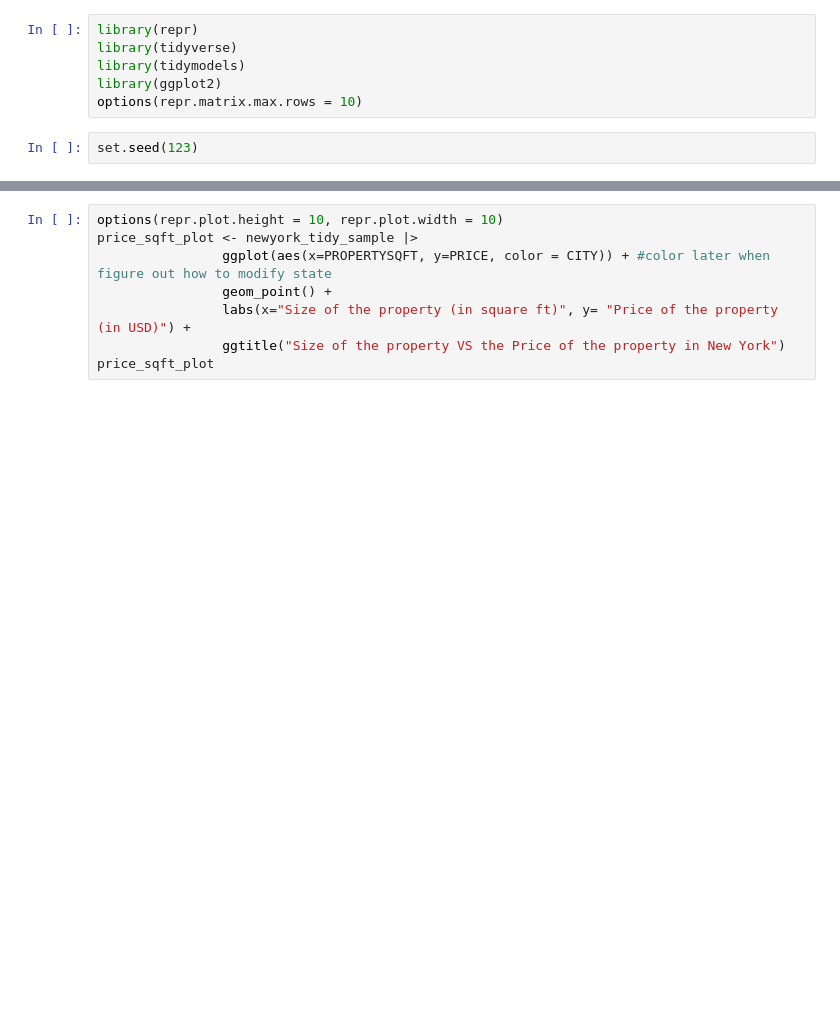
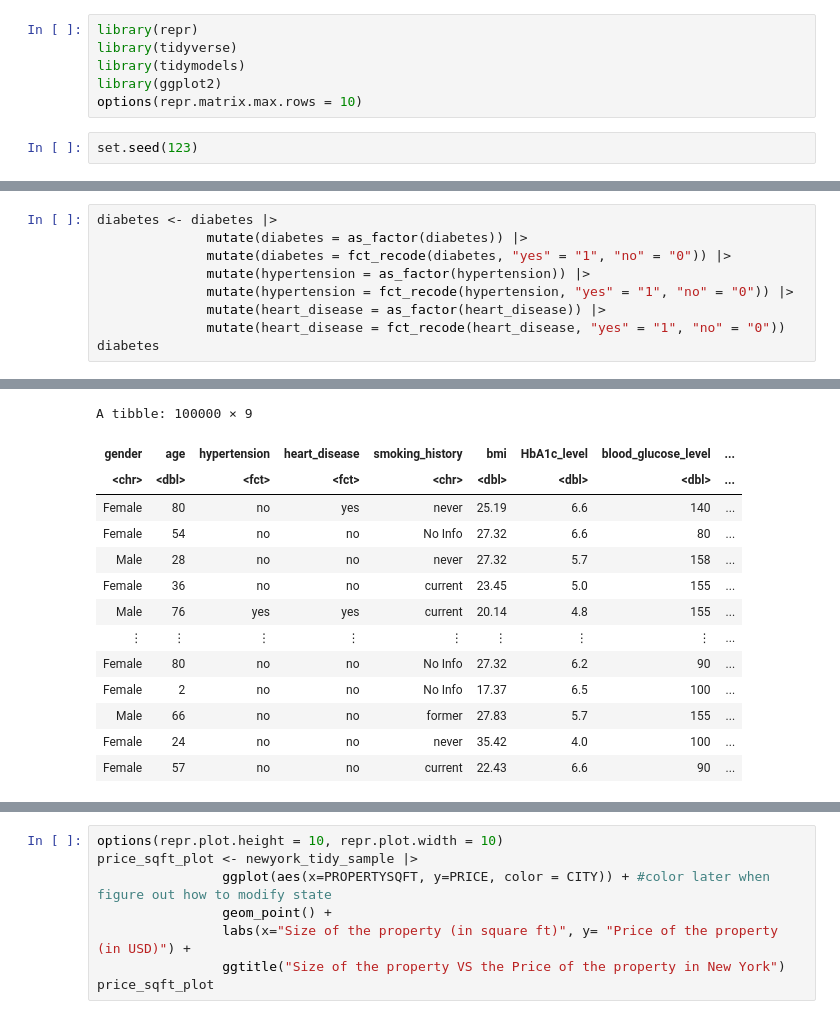
Before and after one commit to aikosumarno/dsci-100-2023w2-group-21, a Jupyter notebook: group_project_proposal.ipynb, the cells around one changed output, grey strips where cells are left out. Cells and saved outputs as stored; diff of their text form; blank space fills up the shorter version.

```diff
--- a/group_project_proposal.ipynb
+++ b/group_project_proposal.ipynb
@@ -97,0 +45,10 @@ A tibble: 50 × 6
+# %%
+diabetes <- diabetes |>
+              mutate(diabetes = as_factor(diabetes)) |>
+              mutate(diabetes = fct_recode(diabetes, "yes" = "1", "no" = "0")) |>
+              mutate(hypertension = as_factor(hypertension)) |>
+              mutate(hypertension = fct_recode(hypertension, "yes" = "1", "no" = "0")) |>
+              mutate(heart_disease = as_factor(heart_disease)) |>
+              mutate(heart_disease = fct_recode(heart_disease, "yes" = "1", "no" = "0"))
+diabetes
+# %% [output]
@@ -97,0 +60,14 @@ A tibble: 50 × 6
+A tibble: 100000 × 9
+| gender | age | hypertension | heart_disease | smoking_history | bmi | HbA1c_level | blood_glucose_level | ... |
+| <chr> | <dbl> | <fct> | <fct> | <chr> | <dbl> | <dbl> | <dbl> | ... |
+| Female | 80 | no | yes | never | 25.19 | 6.6 | 140 | ... |
+| Female | 54 | no | no | No Info | 27.32 | 6.6 | 80 | ... |
+| Male | 28 | no | no | never | 27.32 | 5.7 | 158 | ... |
+| Female | 36 | no | no | current | 23.45 | 5.0 | 155 | ... |
+| Male | 76 | yes | yes | current | 20.14 | 4.8 | 155 | ... |
+| ⋮ | ⋮ | ⋮ | ⋮ | ⋮ | ⋮ | ⋮ | ⋮ | ... |
+| Female | 80 | no | no | No Info | 27.32 | 6.2 | 90 | ... |
+| Female | 2 | no | no | No Info | 17.37 | 6.5 | 100 | ... |
+| Male | 66 | no | no | former | 27.83 | 5.7 | 155 | ... |
+| Female | 24 | no | no | never | 35.42 | 4.0 | 100 | ... |
+| Female | 57 | no | no | current | 22.43 | 6.6 | 90 | ... |
```
Also changed, not shown: parts of 11 cells of this notebook.
